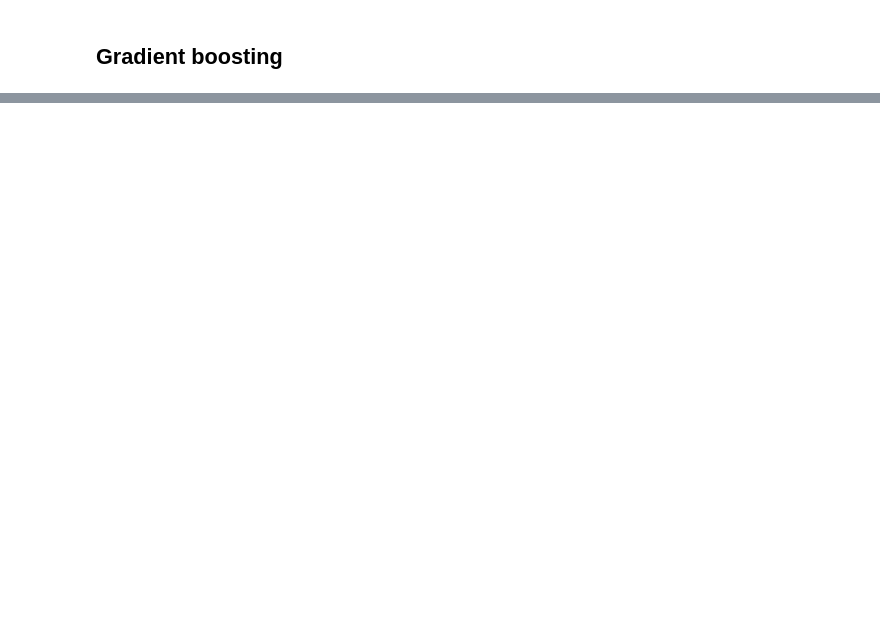
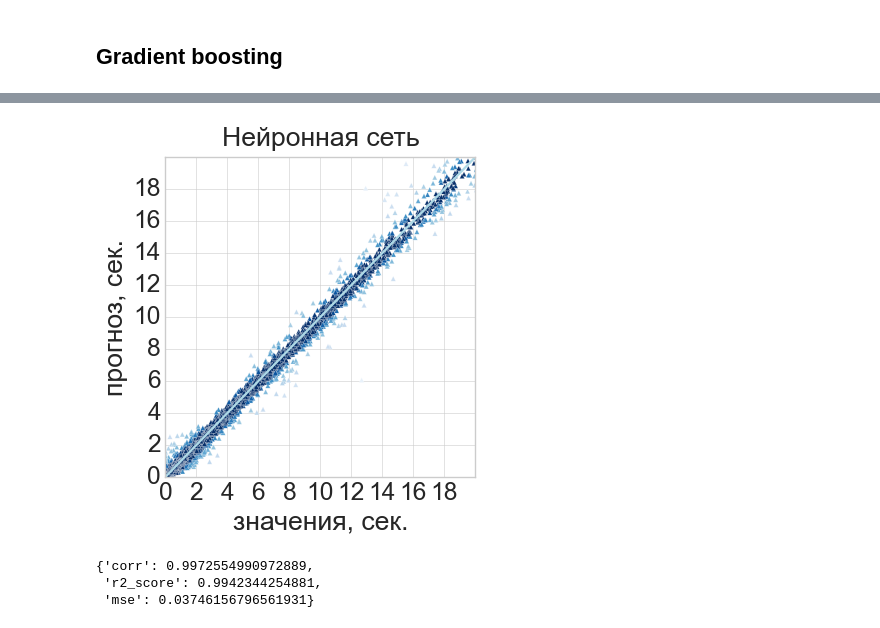
Before and after one commit to ipu69/queues-fork-join, a Jupyter notebook: ml/ml.ipynb, the cells around one changed output, grey strips where cells are left out. Saved outputs shown, nothing was run; the diff lists cells and outputs as text; code cells hidden in the pictures; blank space fills up the shorter version.

```diff
--- a/ml/ml.ipynb
+++ b/ml/ml.ipynb
@@ -333,6 +342,0 @@ build_estimates_tests_scatter(
-# %%
-scaler = StandardScaler()
-scaler.fit(X_test)
-x = scaler.transform(X_test)
-print(x)
-X_test
@@ -381,0 +432,15 @@ build_estimates_tests_scatter(
+# %%
+build_estimates_tests_scatter(y_test.to_numpy().flatten(),
+                              rt_model(torch.from_numpy(X_test).type(torch.float32)).detach().numpy().flatten(),
+                              name="Нейронная сеть",
+                              xlabel="значения, сек.",
+                              ylabel="прогноз, сек.",
+                              rang=[0, 20], divider=2)
+# %% [output]
+[figure, added]
+# %%
+regression_report(y_test.to_numpy().flatten(), rt_model(torch.from_numpy(X_test).type(torch.float32)).detach().numpy().flatten())
+# %% [output]
+{'corr': 0.9972554990972889,
+ 'r2_score': 0.9942344254881,
+ 'mse': 0.03746156796561931}
```
Also changed, not shown: parts of 29 cells of this notebook, 13 other files.
